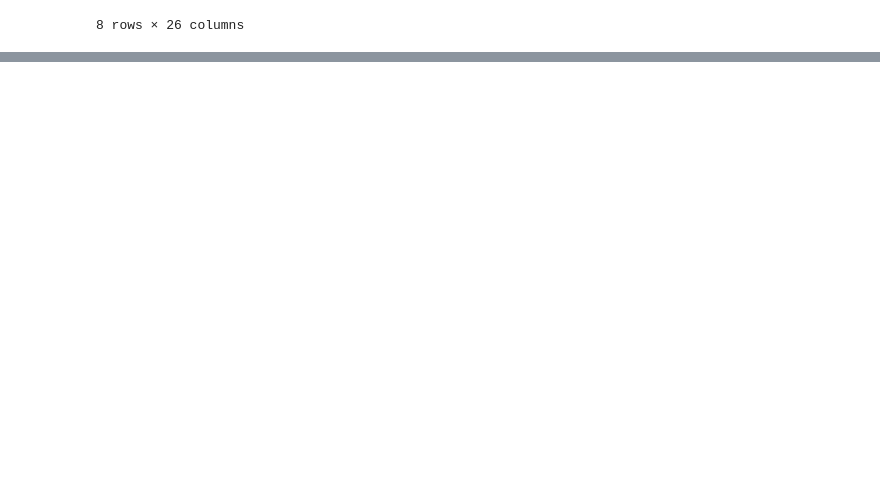
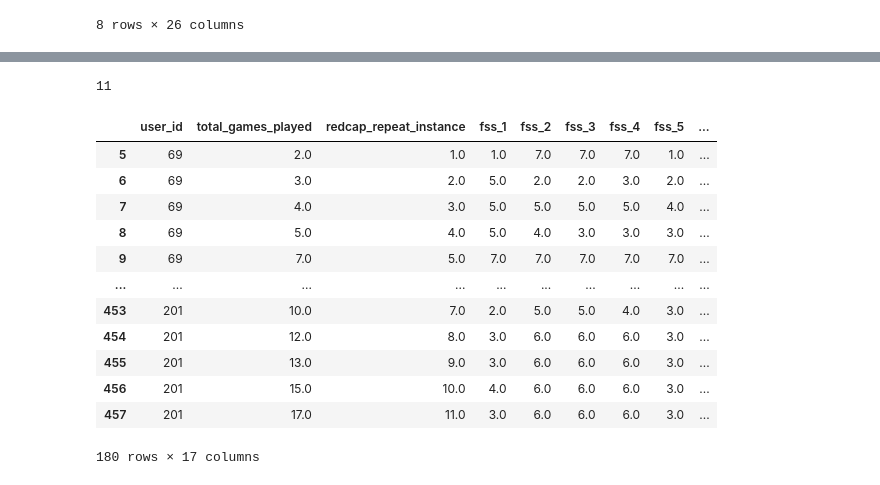
Before and after one commit to PipaFlores/encoder-pacman, a Jupyter notebook: EDA/EDA.ipynb, the cells around one changed output, grey strips where cells are left out. Saved outputs shown, nothing was run; the diff lists cells and outputs as text; code cells hidden in the pictures; blank space fills up the shorter version.

Commit message:
more Psych~Perf EDA,  update datafiles

```diff
--- a/EDA/EDA.ipynb
+++ b/EDA/EDA.ipynb
@@ -264,0 +269,20 @@ bisbas_df.describe()
+# %%
+from src.datahandlers import PacmanDataReader
+
+data = PacmanDataReader(data_folder="../data/", read_games_only=False)
+
+user_df = data.user_df
+game_df = data.game_df
+gamestate_df = data.gamestate_df
+psychometrics_df = data.psychometrics_df
+# %%
+
+whole_games = game_df.loc[(game_df["win"] == 0)]
+
+whole_games_scores = gamestate_df.loc[gamestate_df["game_id"].isin(whole_games["game_id"])].groupby("game_id").agg(
+    {"score":"max"}
+)
+
+whole_games = pd.merge(whole_games, whole_games_scores, how="outer", on="game_id")
+
+whole_games['total_whole_games_played'] = whole_games.groupby('user_id').cumcount() + 1
@@ -264,0 +317,36 @@ bisbas_df.describe()
+# %%
+import numpy as np
+
+perf_psych_df = pd.merge(flow,
+    whole_games[["user_id", "total_games_played", "total_whole_games_played", "game_id", "score"]],
+    on=["user_id", "total_games_played"],
+    how="right"
+).dropna()
+
+perf_psych_df["score_log"] = np.log(perf_psych_df["score"])
+perf_psych_df["total_whole_games_played_log"] = np.log(perf_psych_df["total_whole_games_played"])
+
+# Get users with more than 8 total whole games
+users_with_many_games = perf_psych_df.groupby('user_id')['total_whole_games_played'].max() > 9
+users_to_keep = users_with_many_games[users_with_many_games].index
+perf_psych_df = perf_psych_df[perf_psych_df['user_id'].isin(users_to_keep)]
+
+# Count unique users after filtering
+perf_psych_df.loc[:,"user_id"].unique().__len__()
+
+perf_psych_df
+# %% [output]
+11
+|  | user_id | total_games_played | redcap_repeat_instance | fss_1 | fss_2 | fss_3 | fss_4 | fss_5 | ... |
+| 5 | 69 | 2.0 | 1.0 | 1.0 | 7.0 | 7.0 | 7.0 | 1.0 | ... |
+| 6 | 69 | 3.0 | 2.0 | 5.0 | 2.0 | 2.0 | 3.0 | 2.0 | ... |
+| 7 | 69 | 4.0 | 3.0 | 5.0 | 5.0 | 5.0 | 5.0 | 4.0 | ... |
+| 8 | 69 | 5.0 | 4.0 | 5.0 | 4.0 | 3.0 | 3.0 | 3.0 | ... |
+| 9 | 69 | 7.0 | 5.0 | 7.0 | 7.0 | 7.0 | 7.0 | 7.0 | ... |
+| ... | ... | ... | ... | ... | ... | ... | ... | ... | ... |
+| 453 | 201 | 10.0 | 7.0 | 2.0 | 5.0 | 5.0 | 4.0 | 3.0 | ... |
+| 454 | 201 | 12.0 | 8.0 | 3.0 | 6.0 | 6.0 | 6.0 | 3.0 | ... |
+| 455 | 201 | 13.0 | 9.0 | 3.0 | 6.0 | 6.0 | 6.0 | 3.0 | ... |
+| 456 | 201 | 15.0 | 10.0 | 4.0 | 6.0 | 6.0 | 6.0 | 3.0 | ... |
+| 457 | 201 | 17.0 | 11.0 | 3.0 | 6.0 | 6.0 | 6.0 | 3.0 | ... |
+180 rows × 17 columns
```
Also changed, not shown: parts of 13 cells of this notebook, 2 other files.
